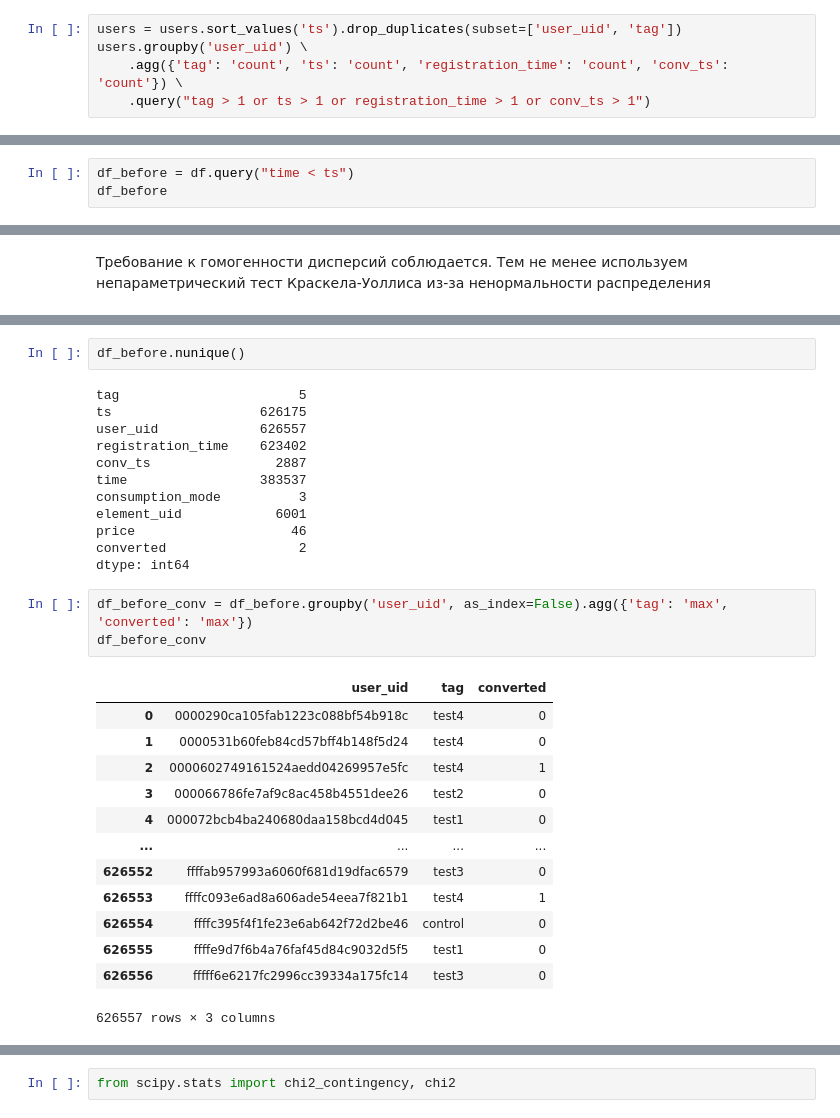
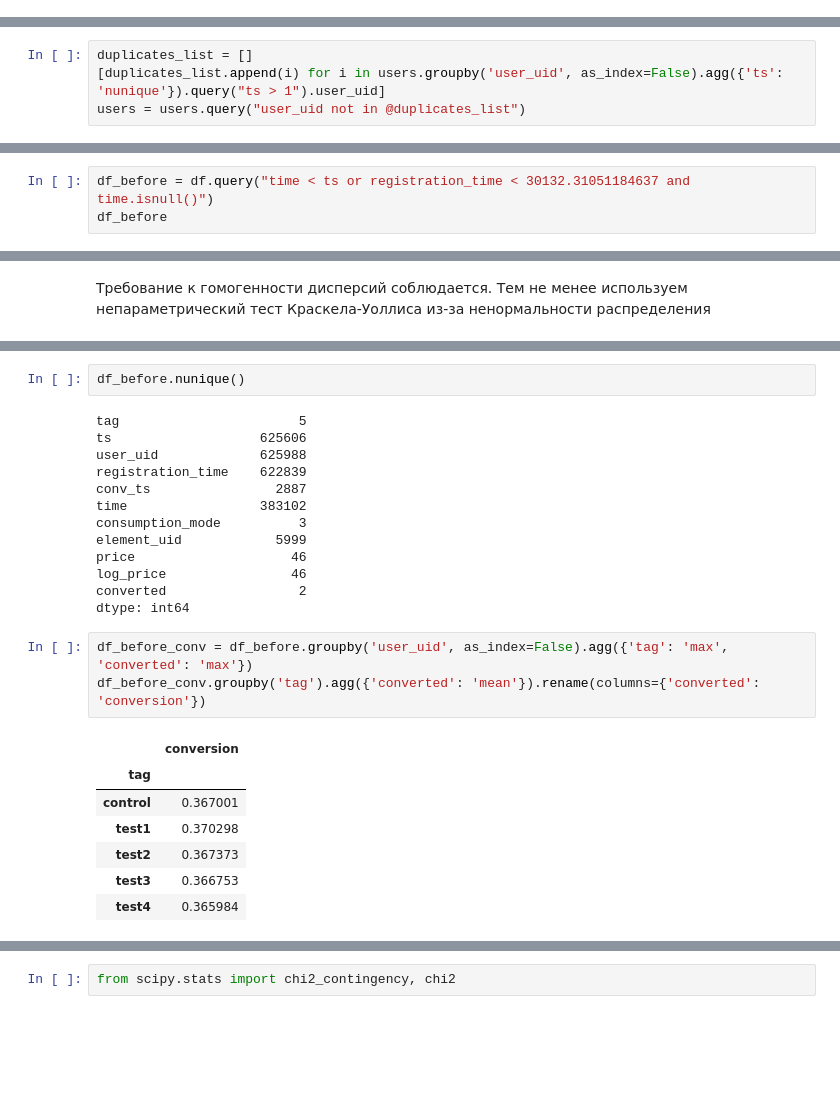
Before and after one commit to stefeev/testovoye, a Jupyter notebook: Тестовое.ipynb, the cells around one changed output, grey strips where cells are left out. Drawn from its saved outputs; the diff is of its cells as text; blank space fills up the shorter version.

```diff
--- a/Тестовое.ipynb
+++ b/Тестовое.ipynb
@@ -254,5 +196,0 @@ Name: conv_ts, dtype: int64
-# %%
-users = users.sort_values('ts').drop_duplicates(subset=['user_uid', 'tag'])
-users.groupby('user_uid') \
-    .agg({'tag': 'count', 'ts': 'count', 'registration_time': 'count', 'conv_ts': 'count'}) \
-    .query("tag > 1 or ts > 1 or registration_time > 1 or conv_ts > 1")
@@ -262 +197,5 @@ users.groupby('user_uid') \
+# %%
+duplicates_list = []
+[duplicates_list.append(i) for i in users.groupby('user_uid', as_index=False).agg({'ts': 'nunique'}).query("ts > 1").user_uid]
+users = users.query("user_uid not in @duplicates_list")
 # %%
@@ -321,4 +276,4 @@ df = users.merge(purchases, on='user_uid', how='left')
 # %%
-df_before = df.query("time < ts")
+df_before = df.query("time < ts or registration_time < 30132.31051184637 and time.isnull()")
 df_before
 # %% [output]
@@ -481,30 +382,25 @@ df_before
 df_before.nunique()
 # %% [output]
 tag                       5
-ts                   626175
-user_uid             626557
-registration_time    623402
+ts                   625606
+user_uid             625988
+registration_time    622839
 conv_ts                2887
-time                 383537
+time                 383102
 consumption_mode          3
-element_uid            6001
+element_uid            5999
 price                    46
+log_price                46
 converted                 2
 dtype: int64
 # %%
 df_before_conv = df_before.groupby('user_uid', as_index=False).agg({'tag': 'max', 'converted': 'max'})
-df_before_conv
+df_before_conv.groupby('tag').agg({'converted': 'mean'}).rename(columns={'converted': 'conversion'})
 # %% [output]
-|  | user_uid | tag | converted |
-| 0 | 0000290ca105fab1223c088bf54b918c | test4 | 0 |
-| 1 | 0000531b60feb84cd57bff4b148f5d24 | test4 | 0 |
-| 2 | 0000602749161524aedd04269957e5fc | test4 | 1 |
-| 3 | 000066786fe7af9c8ac458b4551dee26 | test2 | 0 |
-| 4 | 000072bcb4ba240680daa158bcd4d045 | test1 | 0 |
-| ... | ... | ... | ... |
-| 626552 | ffffab957993a6060f681d19dfac6579 | test3 | 0 |
-| 626553 | ffffc093e6ad8a606ade54eea7f821b1 | test4 | 1 |
-| 626554 | ffffc395f4f1fe23e6ab642f72d2be46 | control | 0 |
-| 626555 | ffffe9d7f6b4a76faf45d84c9032d5f5 | test1 | 0 |
-| 626556 | fffff6e6217fc2996cc39334a175fc14 | test3 | 0 |
+|  | conversion |
+| tag |  |
+| control | 0.367001 |
+| test1 | 0.370298 |
+| test2 | 0.367373 |
+| test3 | 0.366753 |
+| test4 | 0.365984 |
-626557 rows × 3 columns
```
Also changed, not shown: parts of 119 cells of this notebook.
